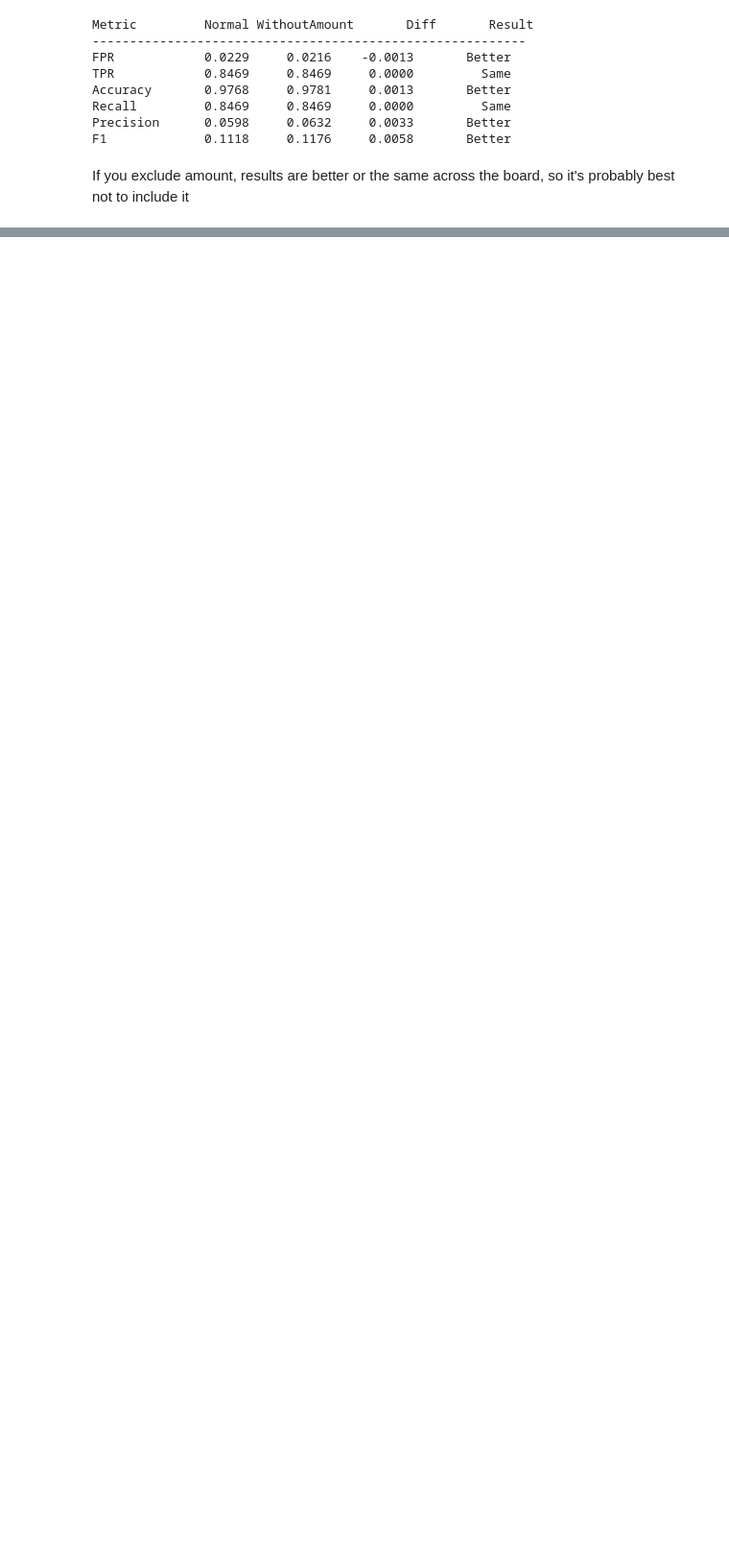
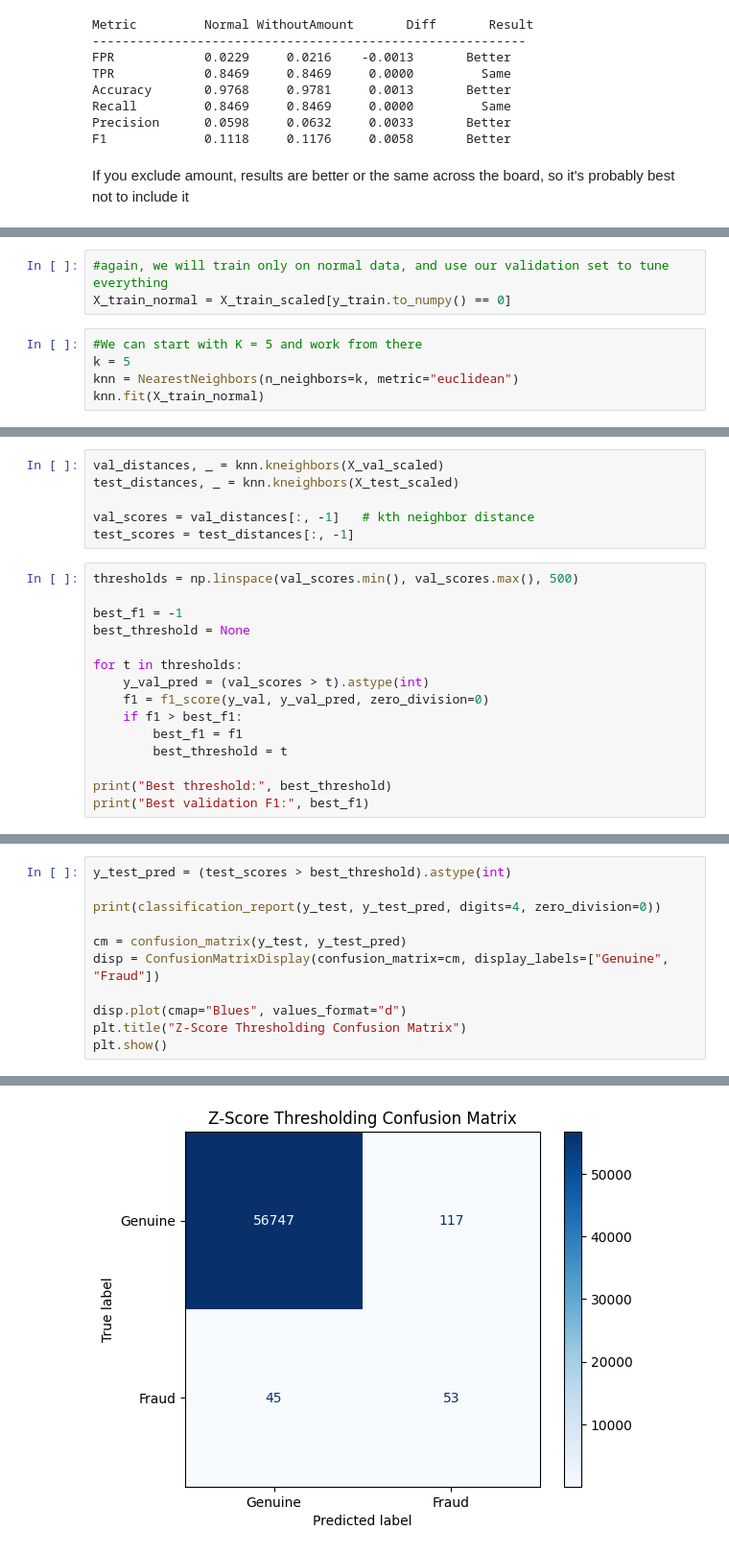
Before and after one commit to MatthewMaurier/442FinalProj, a Jupyter notebook: loganomaly.ipynb, the cells around one changed output, grey strips where cells are left out. Shown at 96% size. Cells and saved outputs as stored; diff of their text form; blank space fills up the shorter version.

```diff
--- a/loganomaly.ipynb
+++ b/loganomaly.ipynb
@@ -431,0 +445,8 @@ If you exclude amount, results are better or the same across the board, so it's
+# %%
+#again, we will train only on normal data, and use our validation set to tune everything
+X_train_normal = X_train_scaled[y_train.to_numpy() == 0]
+# %%
+#We can start with K = 5 and work from there
+k = 5
+knn = NearestNeighbors(n_neighbors=k, metric="euclidean")
+knn.fit(X_train_normal)
@@ -431,0 +455,21 @@ If you exclude amount, results are better or the same across the board, so it's
+# %%
+val_distances, _ = knn.kneighbors(X_val_scaled)
+test_distances, _ = knn.kneighbors(X_test_scaled)
+
+val_scores = val_distances[:, -1]   # kth neighbor distance
+test_scores = test_distances[:, -1]
+# %%
+thresholds = np.linspace(val_scores.min(), val_scores.max(), 500)
+
+best_f1 = -1
+best_threshold = None
+
+for t in thresholds:
+    y_val_pred = (val_scores > t).astype(int)
+    f1 = f1_score(y_val, y_val_pred, zero_division=0)
+    if f1 > best_f1:
+        best_f1 = f1
+        best_threshold = t
+
+print("Best threshold:", best_threshold)
+print("Best validation F1:", best_f1)
@@ -431,0 +479,12 @@ If you exclude amount, results are better or the same across the board, so it's
+# %%
+y_test_pred = (test_scores > best_threshold).astype(int)
+
+print(classification_report(y_test, y_test_pred, digits=4, zero_division=0))
+
+cm = confusion_matrix(y_test, y_test_pred)
+disp = ConfusionMatrixDisplay(confusion_matrix=cm, display_labels=["Genuine", "Fraud"])
+
+disp.plot(cmap="Blues", values_format="d")
+plt.title("Z-Score Thresholding Confusion Matrix")
+plt.show()
+# %% [output]
@@ -431,0 +499 @@ If you exclude amount, results are better or the same across the board, so it's
+[figure, added]
```
Also changed, not shown: parts of 21 cells of this notebook.
